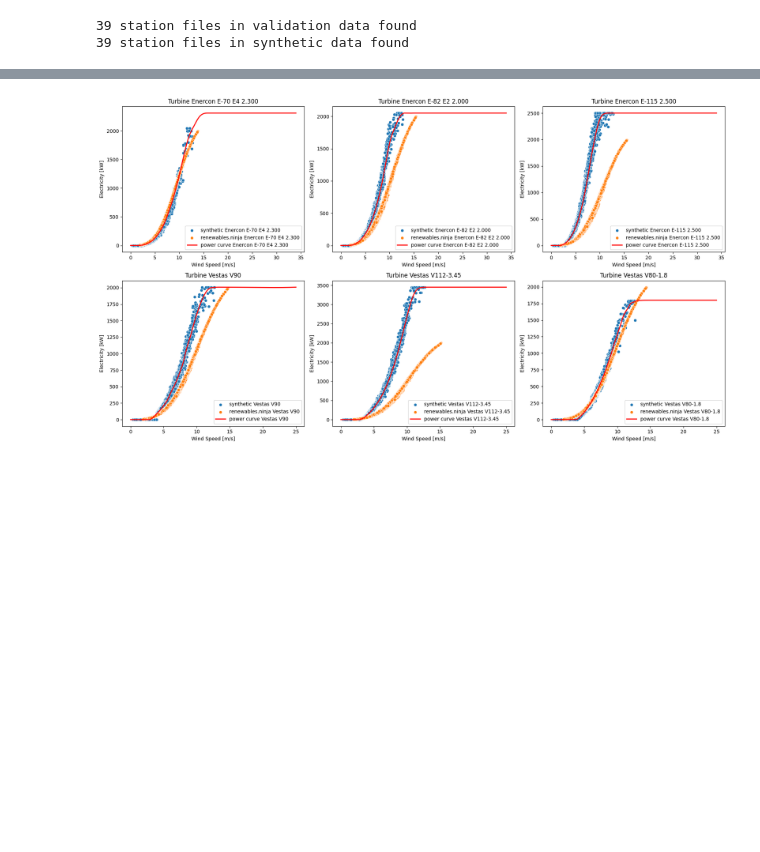
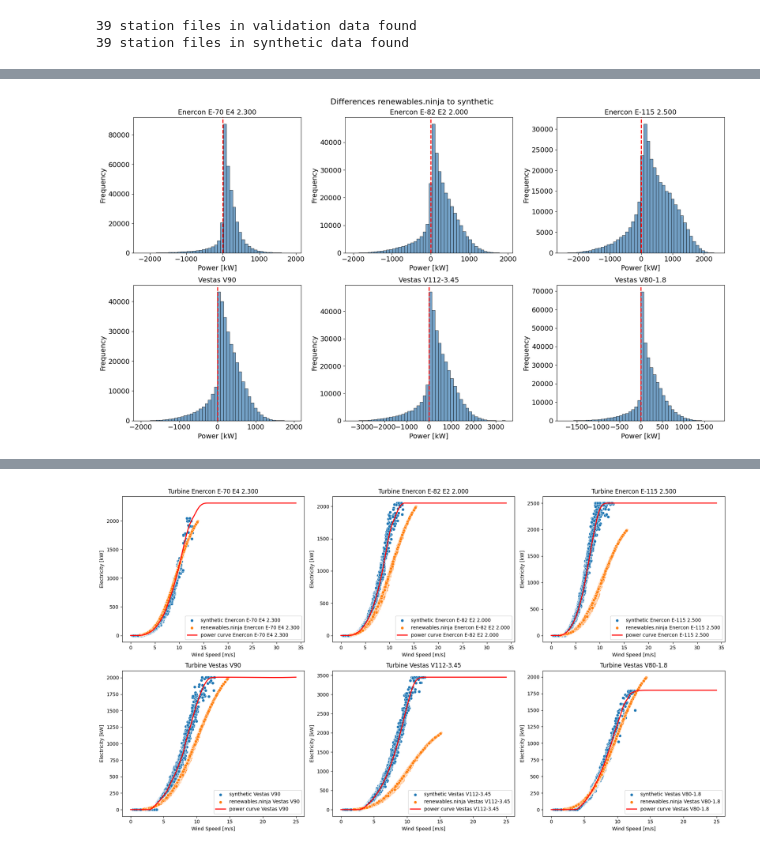
Before and after one commit to vikwal/synthetic_re_data_generation, a Jupyter notebook: renewablesninja.ipynb, the cells around one changed output, grey strips where cells are left out. Drawn from its saved outputs; the diff is of its cells as text; code cells hidden in the pictures; blank space fills up the shorter version.

```diff
--- a/renewablesninja.ipynb
+++ b/renewablesninja.ipynb
@@ -76,7 +76,7 @@ for st in station_files_synthetic:
     station = pd.read_csv(os.path.join(synth_dir, st), sep=';')
     station['timestamp'] = pd.to_datetime(station['timestamp'])
     station.set_index('timestamp', inplace=True)
-    station = station['2024-01-01':'2025-01-01']
+    station = station['2024-01-01':'2024-12-31']
     for key, value in mapping.items():
         station[value] /= 1000 # convert to kW
     #metadata = pd.read_csv(os.path.join(path, md))
@@ -176,24 +206,33 @@ def get_stats(data_a, data_b, print_stats=True):
 power_curves_base_dir = os.path.join(results_dir, 'power_curves')
 power_distr_base_dir = os.path.join(results_dir, 'power_distribution')
 wind_speed_distr_base_dir = os.path.join(results_dir, 'wind_speed_distribution')
+error_distr_base_dir = os.path.join(results_dir, 'error_distribution')
 os.makedirs(power_curves_base_dir, exist_ok=True)
 os.makedirs(power_distr_base_dir, exist_ok=True)
 os.makedirs(wind_speed_distr_base_dir, exist_ok=True)
+os.makedirs(error_distr_base_dir, exist_ok=True)
 
 # get results for all station locations
 station_names = []
 stats = defaultdict(list)
+diffs = defaultdict(list)
 for nr, station in enumerate(station_files):
     station_name = station.split('.')[0]
     station_names.append(station_name)
-    print(f'Processing station {station_name} ({nr+1}) of {len(station_files)}')
+    #print(f'Processing station {station_name} ({nr+1}) of {len(station_files)}')
     power_curves_dir = os.path.join(power_curves_base_dir, f'power_curves_{station_name}.png')
     power_distr_dir = os.path.join(power_distr_base_dir, f'power_distribution_{station_name}.png')
     wind_speed_distr_dir = os.path.join(wind_speed_distr_base_dir, f'wind_speed_distribution_{station_name}.png')
-    plot_power_curves(data_a=dfs[nr], data_b=val_dfs[nr], save_path=power_curves_dir)
-    plot_power_distribution(data_a=dfs[nr], data_b=val_dfs[nr], save_path=power_distr_dir)
-    plot_wind_speed_distrbution(data_a=dfs[nr], data_b=val_dfs[nr], save_path=wind_speed_distr_dir)
-    new_stats = get_stats(data_a=dfs[nr], data_b=val_dfs[nr], print_stats=False)
+    error_distr_dir = os.path.join(error_distr_base_dir, f'error_distribution_{station_name}.png')
+    #plot_power_curves(data_a=dfs[nr], data_b=val_dfs[nr], save_path=power_curves_dir)
+    #plot_power_distribution(data_a=dfs[nr], data_b=val_dfs[nr], save_path=power_distr_dir)
+    #plot_wind_speed_distrbution(data_a=dfs[nr], data_b=val_dfs[nr], save_path=wind_speed_distr_dir)
+    new_stats, new_diffs = get_stats_and_diffs(data_a=dfs[nr], data_b=val_dfs[nr], print_stats=False)
     for key, value in new_stats.items():
         stats[key].append(value)
+    for key, value in new_diffs.items():
+        diffs[key].extend(value)
+    plot_turbine_histograms(data=pd.DataFrame(diffs), save_path=wind_speed_distr_dir)
 results = pd.DataFrame(data=stats, index=station_names)
+results.index.name = 'station_id'
+results.to_csv(os.path.join(results_dir, 'comparison_in_GWh.csv'))
@@ -205,0 +270,6 @@ KeyboardInterrupt:
+# %%
+df_diff_all = pd.DataFrame(diffs)
+# %%
+plot_turbine_histograms(df_diff_all)
+# %% [output]
+[figure, added]
```
Also changed, not shown: parts of 8 cells of this notebook.
